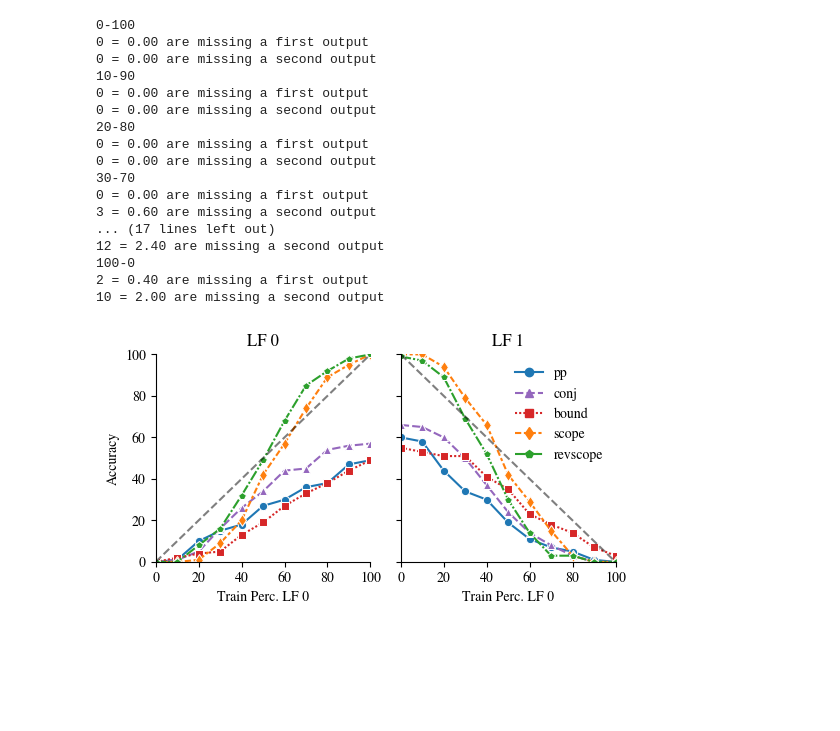
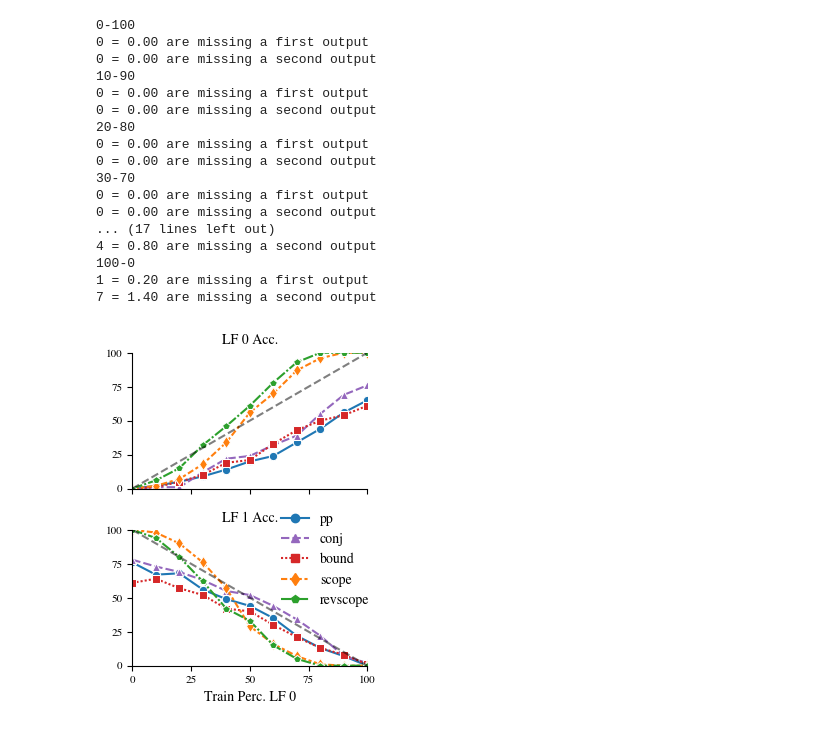
Before and after one commit to esteng/ambiguous_parsing, a Jupyter notebook: src/ambiguous_parsing/analysis/mixed_prompt.ipynb, the cells around one changed output. Cells and saved outputs as stored; diff of their text form; code cells hidden in the pictures; blank space fills up the shorter version.

Commit message:
update plots for paper

```diff
--- a/src/ambiguous_parsing/analysis/mixed_prompt.ipynb
+++ b/src/ambiguous_parsing/analysis/mixed_prompt.ipynb
@@ -135,17 +139,17 @@ sns.despine()
 
 
 fol_models_and_paths = [
-    ("0-100", "codegen-2B_lamp_no_context_all_0-100-5k-train-100-perc-ambig_fol_fewshot_2_test_eval_constrained_bs_5_np_10/"),
-    ("10-90", "codegen-2B_lamp_no_context_all_10-90-5k-train-100-perc-ambig_fol_fewshot_2_test_eval_constrained_bs_5_np_10/"),
-    ("20-80", "codegen-2B_lamp_no_context_all_20-80-5k-train-100-perc-ambig_fol_fewshot_2_test_eval_constrained_bs_5_np_10/"),
-    ("30-70", "codegen-2B_lamp_no_context_all_30-70-5k-train-100-perc-ambig_fol_fewshot_2_test_eval_constrained_bs_5_np_10/"),
-    ("40-60", "codegen-2B_lamp_no_context_all_40-60-5k-train-100-perc-ambig_fol_fewshot_2_test_eval_constrained_bs_5_np_10/"),
-    ("50-50", "codegen-2B_lamp_no_context_all_50-50-5k-train-100-perc-ambig_fol_fewshot_2_test_eval_constrained_bs_5_np_10/"),
-    ("60-40", "codegen-2B_lamp_no_context_all_60-40-5k-train-100-perc-ambig_fol_fewshot_2_test_eval_constrained_bs_5_np_10/"),
-    ("70-30", "codegen-2B_lamp_no_context_all_70-30-5k-train-100-perc-ambig_fol_fewshot_2_test_eval_constrained_bs_5_np_10/"),
-    ("80-20", "codegen-2B_lamp_no_context_all_80-20-5k-train-100-perc-ambig_fol_fewshot_2_test_eval_constrained_bs_5_np_10/"),
-    ("90-10", "codegen-2B_lamp_no_context_all_90-10-5k-train-100-perc-ambig_fol_fewshot_2_test_eval_constrained_bs_5_np_10/"),
-    ("100-0", "codegen-2B_lamp_no_context_all_100-0-5k-train-100-perc-ambig_fol_fewshot_2_test_eval_constrained_bs_5_np_10/"),
+    ("0-100", "codegen-16B_lamp_no_context_all_0-100-5k-train-100-perc-ambig_fol_fewshot_2_test_eval_constrained_bs_5_np_10/"),
+    ("10-90", "codegen-16B_lamp_no_context_all_10-90-5k-train-100-perc-ambig_fol_fewshot_2_test_eval_constrained_bs_5_np_10/"),
+    ("20-80", "codegen-16B_lamp_no_context_all_20-80-5k-train-100-perc-ambig_fol_fewshot_2_test_eval_constrained_bs_5_np_10/"),
+    ("30-70", "codegen-16B_lamp_no_context_all_30-70-5k-train-100-perc-ambig_fol_fewshot_2_test_eval_constrained_bs_5_np_10/"),
+    ("40-60", "codegen-16B_lamp_no_context_all_40-60-5k-train-100-perc-ambig_fol_fewshot_2_test_eval_constrained_bs_5_np_10/"),
+    ("50-50", "codegen-16B_lamp_no_context_all_50-50-5k-train-100-perc-ambig_fol_fewshot_2_test_eval_constrained_bs_5_np_10/"),
+    ("60-40", "codegen-16B_lamp_no_context_all_60-40-5k-train-100-perc-ambig_fol_fewshot_2_test_eval_constrained_bs_5_np_10/"),
+    ("70-30", "codegen-16B_lamp_no_context_all_70-30-5k-train-100-perc-ambig_fol_fewshot_2_test_eval_constrained_bs_5_np_10/"),
+    ("80-20", "codegen-16B_lamp_no_context_all_80-20-5k-train-100-perc-ambig_fol_fewshot_2_test_eval_constrained_bs_5_np_10/"),
+    ("90-10", "codegen-16B_lamp_no_context_all_90-10-5k-train-100-perc-ambig_fol_fewshot_2_test_eval_constrained_bs_5_np_10/"),
+    ("100-0", "codegen-16B_lamp_no_context_all_100-0-5k-train-100-perc-ambig_fol_fewshot_2_test_eval_constrained_bs_5_np_10/"),
 ]
 # %%
 
@@ -184,12 +188,12 @@ big_df = pd.concat(big_df)
 0 = 0.00 are missing a second output
 30-70
 0 = 0.00 are missing a first output
-3 = 0.60 are missing a second output
+0 = 0.00 are missing a second output
 ... (17 lines left out)
-12 = 2.40 are missing a second output
+4 = 0.80 are missing a second output
 100-0
-2 = 0.40 are missing a first output
-10 = 2.00 are missing a second output
+1 = 0.20 are missing a first output
+7 = 1.40 are missing a second output
 # %%
 
 
@@ -197,38 +201,45 @@ from colors import colors, markers
 
 plt.rcParams["font.family"] = "Nimbus Roman"
 
 
 
 
-fig, ax = plt.subplots(1, 2, figsize=(5.5, 3), sharex=True, sharey=True)
+fig, ax = plt.subplots(2, 1, figsize=(3, 4), sharex=True, sharey=True)
 fol_df = big_df[big_df['is_fol'] == True]
 # rename "scope_reverse" type to "revscope"
 fol_df.replace("scope_reverse", "revscope", inplace=True)
 fol_df_match_lf_0 = fol_df[fol_df['key'] == "pred_top_1_matches_lf_0"]
 fol_df_match_lf_1 = fol_df[fol_df['key'] == "pred_top_1_matches_lf_1"]
 
 sns.lineplot(data = fol_df_match_lf_0, x = "ratio", y = "value", hue = "type", ax=ax[0], style="type", markers=markers, palette=colors)
 sns.lineplot(data = fol_df_match_lf_1, x = "ratio", y = "value", hue = "type", ax=ax[1], style="type", markers=markers, palette=colors)
 ax[0].legend().remove()
-ax[1].legend(frameon=False)
+ax[1].legend(frameon=False, ncol=1, bbox_to_anchor=(0.58, 0.34))
 sns.despine()
 ax[0].set_xlim(0, 100)
 ax[0].set_ylim(0, 100)
 
 increasing_line_xs = np.linspace(0, 100)
 increasing_line_ys = np.linspace(0, 100)
 ax[0].plot(increasing_line_xs, increasing_line_ys, linestyle='--', color='black', alpha=0.5)
-ax[0].set_title("LF 0")
+ax[0].set_title("LF 0 Acc.", fontsize=10)
 decreasing_line_xs = np.linspace(0, 100)
 decreasing_line_ys = np.linspace(100, 0)
 ax[1].plot(decreasing_line_xs, decreasing_line_ys, linestyle='--', color='black', alpha=0.5)
-ax[1].set_title("LF 1")
+ax[1].set_title("LF 1 Acc.", fontsize=10)
 
-ax[0].set_xlabel("Train Perc. LF 0")
-ax[1].set_xlabel("Train Perc. LF 0")
-ax[0].set_ylabel("Accuracy")
+ax[0].set_xlabel("Train Perc. LF 0", fontsize=10)
+ax[1].set_xlabel("Train Perc. LF 0", fontsize=10)
+ax[0].set_ylabel("")
+ax[1].set_ylabel("")
+ax[0].set_yticks([0, 25, 50, 75, 100])
+ax[1].set_yticks([0, 25, 50, 75, 100])
+ax[0].set_yticklabels([0, 25, 50, 75, 100], fontsize=8)
+ax[1].set_yticklabels([0, 25, 50, 75, 100], fontsize=8)
+ax[1].set_xticks([0, 25, 50, 75, 100])
+ax[1].set_xticklabels([0, 25, 50, 75, 100], fontsize=8)
 
 plt.tight_layout()
 plt.savefig("/home/estengel/papers/ambiguous-parsing-2023/figures/mixed_prompt_acc.pdf")
 # %% [output]
-[figure, old version]
+[figure, new version]
```
Also changed, not shown: parts of 3 cells of this notebook, 7 other files.
